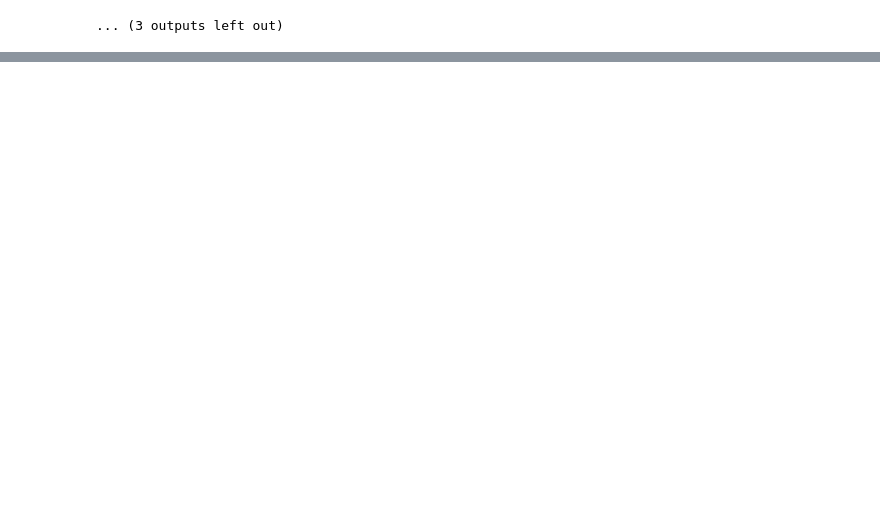
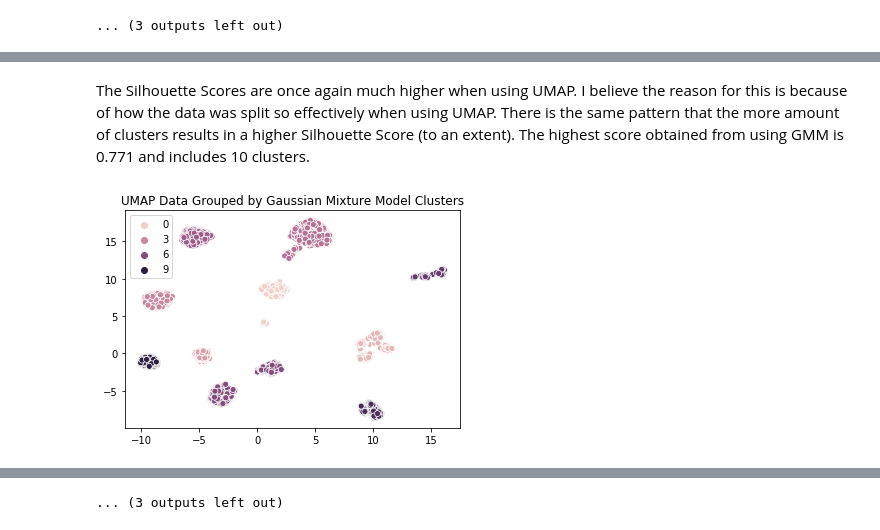
Before and after one commit to jhl126/For-Fun-LoL-Data, a Jupyter notebook: LoL Blue Wins Clustering.ipynb, the cells around one changed output, grey strips where cells are left out. Cells and saved outputs as stored; diff of their text form; code cells hidden in the pictures; blank space fills up the shorter version.

```diff
--- a/LoL Blue Wins Clustering.ipynb
+++ b/LoL Blue Wins Clustering.ipynb
@@ -1159,0 +1217,13 @@ The Silhouette Score for 10 clusters is:0.8013731
+# %% [markdown]
+The Silhouette Scores are once again much higher when using UMAP. I believe the reason for this is because of how the data was split so effectively when using UMAP. There is the same pattern that the more amount of clusters results in a higher Silhouette Score (to an extent). The highest score obtained from using GMM is 0.771 and includes 10 clusters.
+# %%
+gauss = GaussianMixture(n_components=10, random_state=13)
+clusters = gauss.fit_predict(X_umap)
+
+sns.scatterplot(
+    X_umap[:, 0], X_umap[:, 1], hue=clusters,
+)
+plt.title("UMAP Data Grouped by Gaussian Mixture Model Clusters")
+plt.show()
+# %% [output]
+[figure, added]
@@ -1159,0 +1241 @@ The Silhouette Score for 10 clusters is:0.8013731
+... (3 outputs left out)
```
Also changed, not shown: parts of 5 cells of this notebook.
